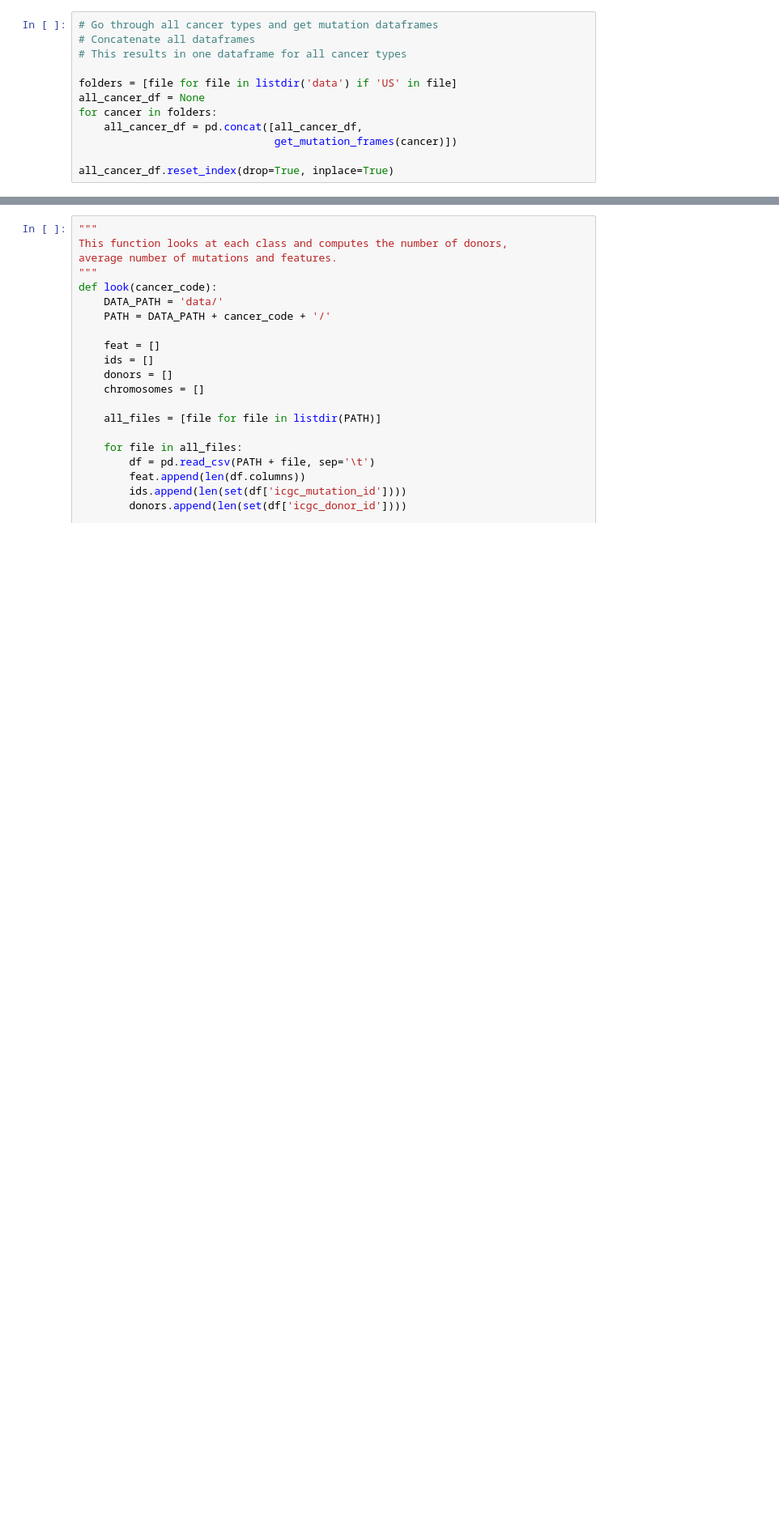
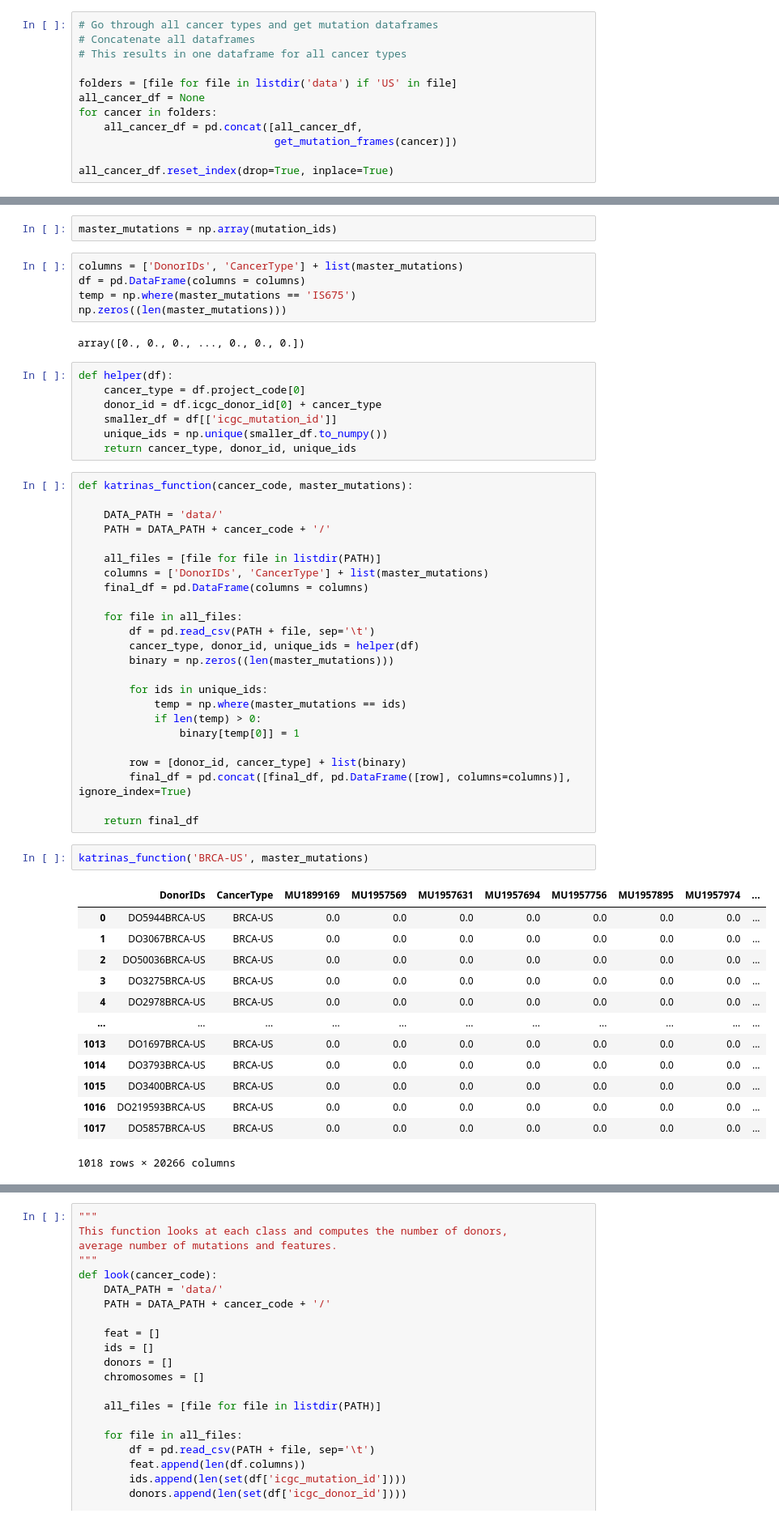
Before and after one commit to nimuh/cancer-dl, a Jupyter notebook: EDA.ipynb, the cells around one changed output, grey strips where cells are left out. Shown: that part at 81% size. Drawn from its saved outputs; the diff is of its cells as text; blank space fills up the shorter version.

```diff
--- a/EDA.ipynb
+++ b/EDA.ipynb
@@ -88,0 +119,56 @@ all_cancer_df
+# %%
+master_mutations = np.array(mutation_ids)
+# %%
+columns = ['DonorIDs', 'CancerType'] + list(master_mutations)
+df = pd.DataFrame(columns = columns)
+temp = np.where(master_mutations == 'IS675')
+np.zeros((len(master_mutations)))
+# %% [output]
+array([0., 0., 0., ..., 0., 0., 0.])
+# %%
+def helper(df):
+    cancer_type = df.project_code[0]
+    donor_id = df.icgc_donor_id[0] + cancer_type
+    smaller_df = df[['icgc_mutation_id']]
+    unique_ids = np.unique(smaller_df.to_numpy())
+    return cancer_type, donor_id, unique_ids
+# %%
+def katrinas_function(cancer_code, master_mutations):
+
+    DATA_PATH = 'data/'
+    PATH = DATA_PATH + cancer_code + '/'
+
+    all_files = [file for file in listdir(PATH)]
+    columns = ['DonorIDs', 'CancerType'] + list(master_mutations)
+    final_df = pd.DataFrame(columns = columns)
+
+    for file in all_files:
+        df = pd.read_csv(PATH + file, sep='\t')
+        cancer_type, donor_id, unique_ids = helper(df)
+        binary = np.zeros((len(master_mutations)))
+
+        for ids in unique_ids:
+            temp = np.where(master_mutations == ids)
+            if len(temp) > 0:
+                binary[temp[0]] = 1
+
+        row = [donor_id, cancer_type] + list(binary)
+        final_df = pd.concat([final_df, pd.DataFrame([row], columns=columns)], ignore_index=True)
+
+    return final_df
+# %%
+katrinas_function('BRCA-US', master_mutations)
+# %% [output]
+|  | DonorIDs | CancerType | MU1899169 | MU1957569 | MU1957631 | MU1957694 | MU1957756 | MU1957895 | MU1957974 | ... |
+| 0 | DO5944BRCA-US | BRCA-US | 0.0 | 0.0 | 0.0 | 0.0 | 0.0 | 0.0 | 0.0 | ... |
+| 1 | DO3067BRCA-US | BRCA-US | 0.0 | 0.0 | 0.0 | 0.0 | 0.0 | 0.0 | 0.0 | ... |
+| 2 | DO50036BRCA-US | BRCA-US | 0.0 | 0.0 | 0.0 | 0.0 | 0.0 | 0.0 | 0.0 | ... |
+| 3 | DO3275BRCA-US | BRCA-US | 0.0 | 0.0 | 0.0 | 0.0 | 0.0 | 0.0 | 0.0 | ... |
+| 4 | DO2978BRCA-US | BRCA-US | 0.0 | 0.0 | 0.0 | 0.0 | 0.0 | 0.0 | 0.0 | ... |
+| ... | ... | ... | ... | ... | ... | ... | ... | ... | ... | ... |
+| 1013 | DO1697BRCA-US | BRCA-US | 0.0 | 0.0 | 0.0 | 0.0 | 0.0 | 0.0 | 0.0 | ... |
+| 1014 | DO3793BRCA-US | BRCA-US | 0.0 | 0.0 | 0.0 | 0.0 | 0.0 | 0.0 | 0.0 | ... |
+| 1015 | DO3400BRCA-US | BRCA-US | 0.0 | 0.0 | 0.0 | 0.0 | 0.0 | 0.0 | 0.0 | ... |
+| 1016 | DO219593BRCA-US | BRCA-US | 0.0 | 0.0 | 0.0 | 0.0 | 0.0 | 0.0 | 0.0 | ... |
+| 1017 | DO5857BRCA-US | BRCA-US | 0.0 | 0.0 | 0.0 | 0.0 | 0.0 | 0.0 | 0.0 | ... |
+1018 rows × 20266 columns
```
Also changed, not shown: parts of 11 cells of this notebook.
